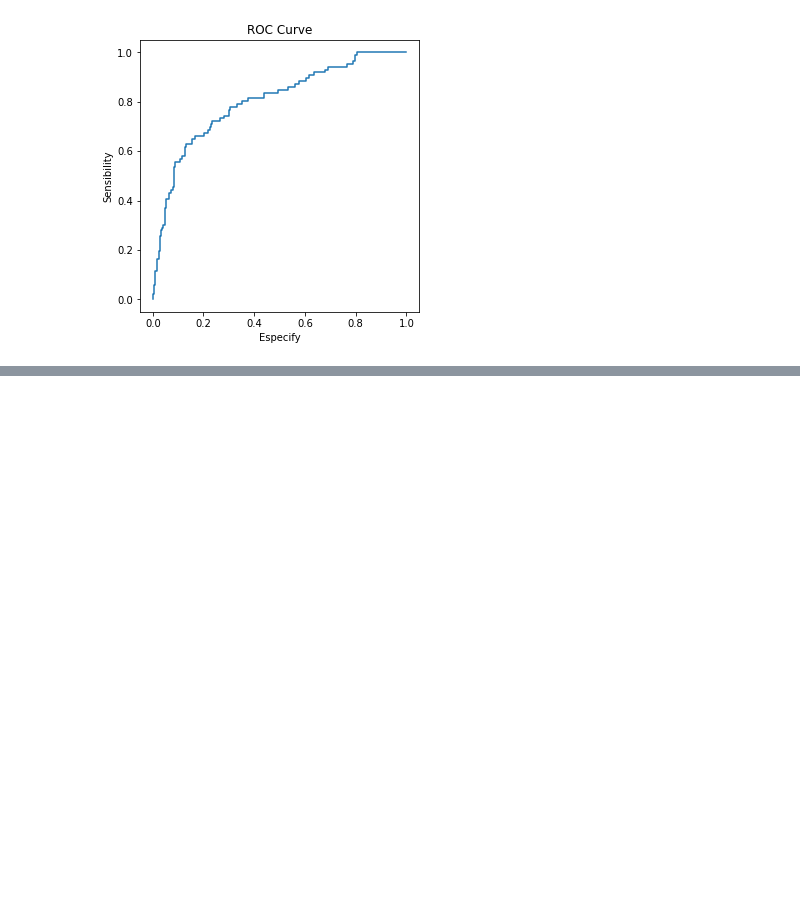
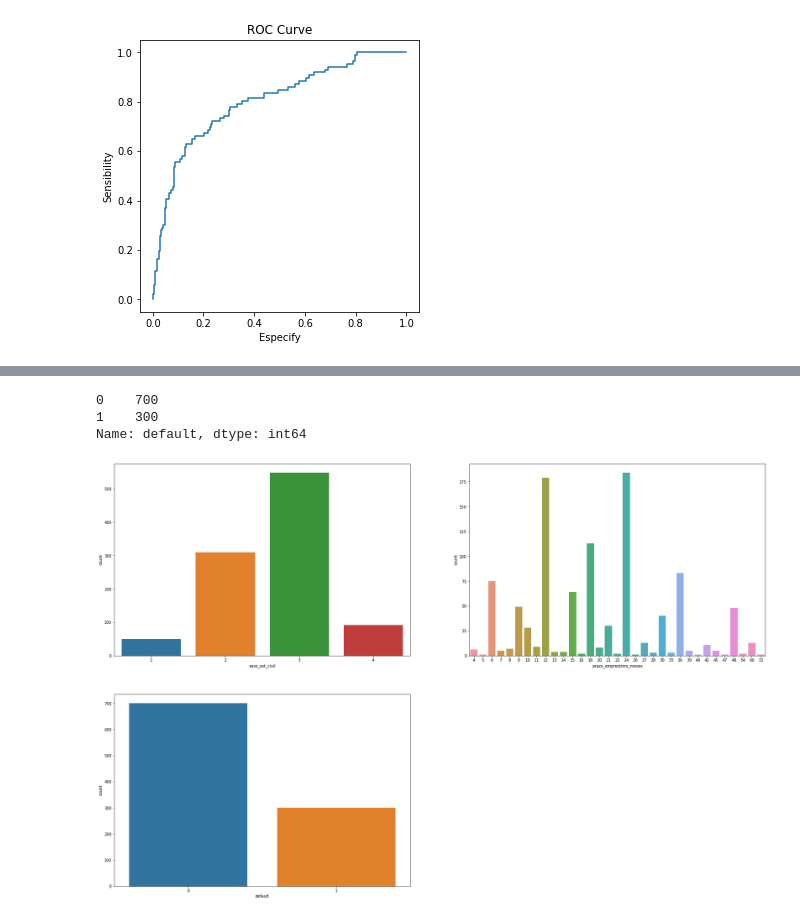
Before and after one commit to mateuschaves/machine-learning-credit-scoring, a Jupyter notebook: machine_learning_credit_scoring.ipynb, the cells around one changed output, grey strips where cells are left out. Drawn from its saved outputs; the diff is of its cells as text; code cells hidden in the pictures; blank space fills up the shorter version.

Commit message:
histograma

```diff
--- a/machine_learning_credit_scoring.ipynb
+++ b/machine_learning_credit_scoring.ipynb
@@ -335,0 +349,27 @@ roc_auc 0.8021082373397087
+# %%
+#homem = categorias 1, 3, 4
+#mulher = categorias 2, 5
+
+data['sexo_est_civil'].value_counts()
+
+# 310 mulheres e 690 homens
+
+dados['default'].value_counts()
+
+# base de dados desbalanceada
+# %% [output]
+0    700
+1    300
+Name: default, dtype: int64
+# %%
+import seaborn as sns
+histograms = ['sexo_est_civil', 'prazo_emprestimo_meses', 'default']
+
+histograms_list = list(enumerate(histograms))
+
+plt.figure(figsize = (30,20))
+for i in histograms_list:
+  plt.subplot(2, 2, i[0]+1)
+  sns.countplot(x = i[1], data = data)
+# %% [output]
+[figure, added]
```
Also changed, not shown: parts of 1 cell of this notebook.
